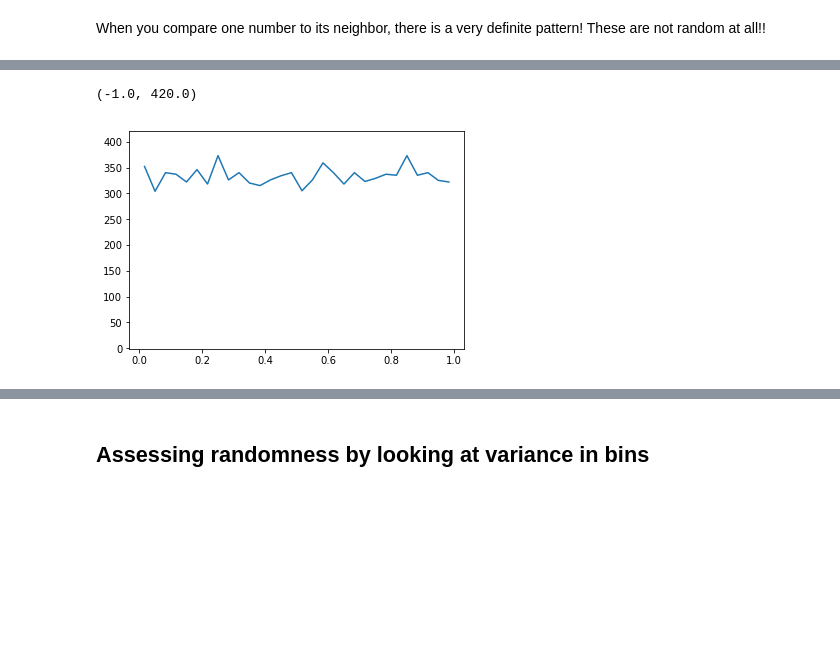
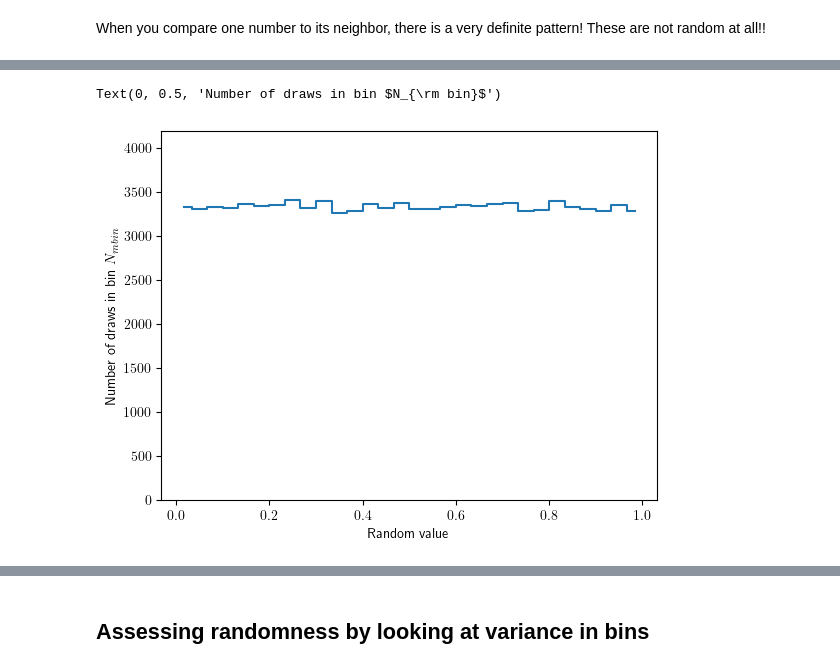
Before and after one commit to blanton144/computational-grad, a Jupyter notebook: docs/notebooks/random.ipynb, the cells around one changed output, grey strips where cells are left out. Drawn from its saved outputs; the diff is of its cells as text; code cells hidden in the pictures; blank space fills up the shorter version.

```diff
--- a/docs/notebooks/random.ipynb
+++ b/docs/notebooks/random.ipynb
@@ -1,7 +1,9 @@
 # %%
 %matplotlib inline
 import matplotlib.pyplot as plt
+import matplotlib
 import numpy as np
+matplotlib.rcParams['text.usetex'] = True
 # %% [markdown]
 ## Example of the linear congruent method
 # %% [markdown]
@@ -13,7 +15,7 @@ M = np.int32(256)
 c = np.int32(877)
 a = np.int32(567859)
 # %%
-x[0] = 15
+x[0] = 19
 for indx in np.arange(nrandom - 1):
    x[indx + 1] = (x[indx] * a + c) % M
    print(x[indx + 1])
@@ -72,7 +80,7 @@ M = np.int64(2**48)
 c = np.int64(0o13)
 a = np.int64(0o273673163155)
 # %%
-nrandom = 10000
+nrandom = 100000
 x = np.zeros(nrandom, dtype=np.int64)
 x[0] = 15
 for indx in np.arange(nrandom - 1):
@@ -81,14 +89,16 @@ x = np.float64(x) / np.float64(M)
 # %%
 xmin = 0.
 xmax = 1.
 nbin = 30
 x_histogram, x_edges = np.histogram(x, range=[xmin, xmax], bins=nbin)
 x_centers = xmin + (xmax - xmin) * (np.arange(nbin) + 0.5) / np.float32(nbin)
 
-plt.plot(x_centers, x_histogram)
-plt.ylim((-1., 420.))
+plt.step(x_centers, x_histogram, where='mid')
+plt.ylim((-1., 4200.))
+plt.xlabel('Random value')
+plt.ylabel('Number of draws in bin $N_{\rm bin}$')
 # %% [output]
-(-1.0, 420.0)
+Text(0, 0.5, 'Number of draws in bin $N_{\rm bin}$')
-[figure, old version]
+[figure, new version]
 # %%
 plt.plot(x[0:-2], x[1:-1], ',')
```
Also changed, not shown: parts of 27 cells of this notebook, 3 other files.
